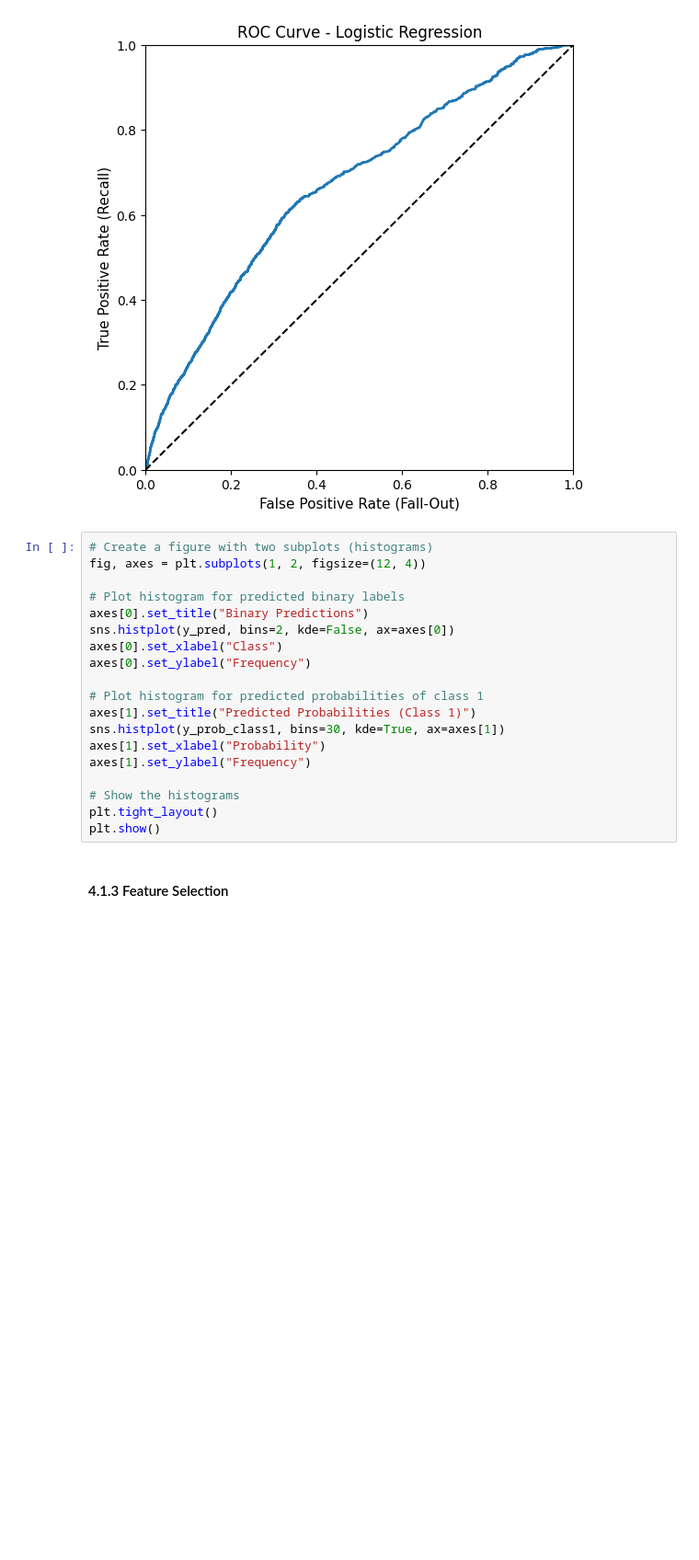
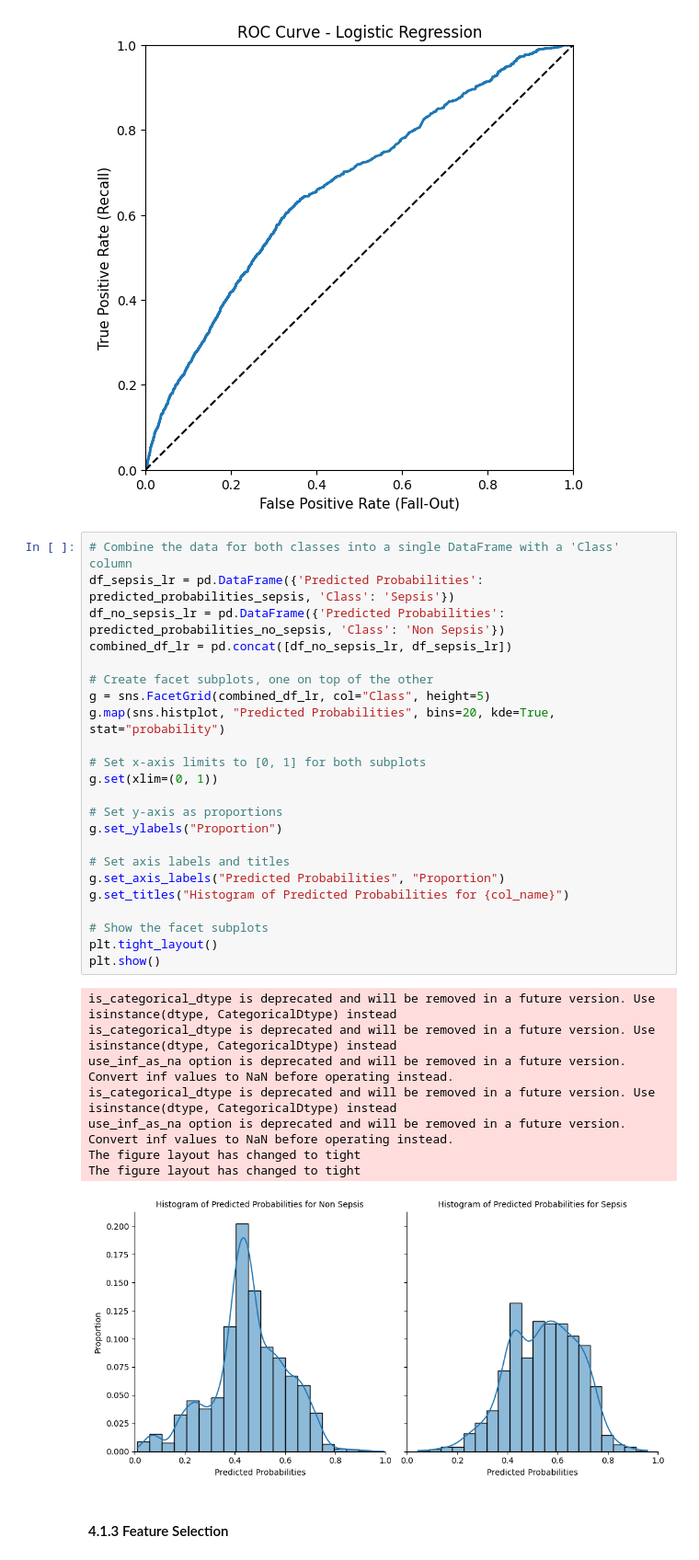
Before and after one commit to 23233408/CAPSTONE, a Jupyter notebook: Amy Hung/003_modelling_t0.ipynb, the cells around one changed output. Shown: that part at 92% size. Cells and saved outputs as stored; diff of their text form; blank space fills up the shorter version.

Commit message:
Add histogram on predict_prob by classes in LR

```diff
--- a/Amy Hung/003_modelling_t0.ipynb
+++ b/Amy Hung/003_modelling_t0.ipynb
@@ -284,25 +284,38 @@ plt.show()
 # %% [output]
 AUC = 0.6666
 [figure]
-# %%
-# Create a figure with two subplots (histograms)
-fig, axes = plt.subplots(1, 2, figsize=(12, 4))
-
-# Plot histogram for predicted binary labels
-axes[0].set_title("Binary Predictions")
-sns.histplot(y_pred, bins=2, kde=False, ax=axes[0])
-axes[0].set_xlabel("Class")
-axes[0].set_ylabel("Frequency")
-
-# Plot histogram for predicted probabilities of class 1
-axes[1].set_title("Predicted Probabilities (Class 1)")
-sns.histplot(y_prob_class1, bins=30, kde=True, ax=axes[1])
-axes[1].set_xlabel("Probability")
-axes[1].set_ylabel("Frequency")
-
-# Show the histograms
-plt.tight_layout()
-plt.show()
+# %%
+# Combine the data for both classes into a single DataFrame with a 'Class' column
+df_sepsis_lr = pd.DataFrame({'Predicted Probabilities': predicted_probabilities_sepsis, 'Class': 'Sepsis'})
+df_no_sepsis_lr = pd.DataFrame({'Predicted Probabilities': predicted_probabilities_no_sepsis, 'Class': 'Non Sepsis'})
+combined_df_lr = pd.concat([df_no_sepsis_lr, df_sepsis_lr])
+
+# Create facet subplots, one on top of the other
+g = sns.FacetGrid(combined_df_lr, col="Class", height=5)
+g.map(sns.histplot, "Predicted Probabilities", bins=20, kde=True, stat="probability")
+
+# Set x-axis limits to [0, 1] for both subplots
+g.set(xlim=(0, 1))
+
+# Set y-axis as proportions
+g.set_ylabels("Proportion")
+
+# Set axis labels and titles
+g.set_axis_labels("Predicted Probabilities", "Proportion")
+g.set_titles("Histogram of Predicted Probabilities for {col_name}")
+
+# Show the facet subplots
+plt.tight_layout()
+plt.show()
+# %% [output]
+is_categorical_dtype is deprecated and will be removed in a future version. Use isinstance(dtype, CategoricalDtype) instead
+is_categorical_dtype is deprecated and will be removed in a future version. Use isinstance(dtype, CategoricalDtype) instead
+use_inf_as_na option is deprecated and will be removed in a future version. Convert inf values to NaN before operating instead.
+is_categorical_dtype is deprecated and will be removed in a future version. Use isinstance(dtype, CategoricalDtype) instead
+use_inf_as_na option is deprecated and will be removed in a future version. Convert inf values to NaN before operating instead.
+The figure layout has changed to tight
+The figure layout has changed to tight
+[figure, added]
 # %% [markdown]
 #### 4.1.3 Feature Selection
 # %%
```
